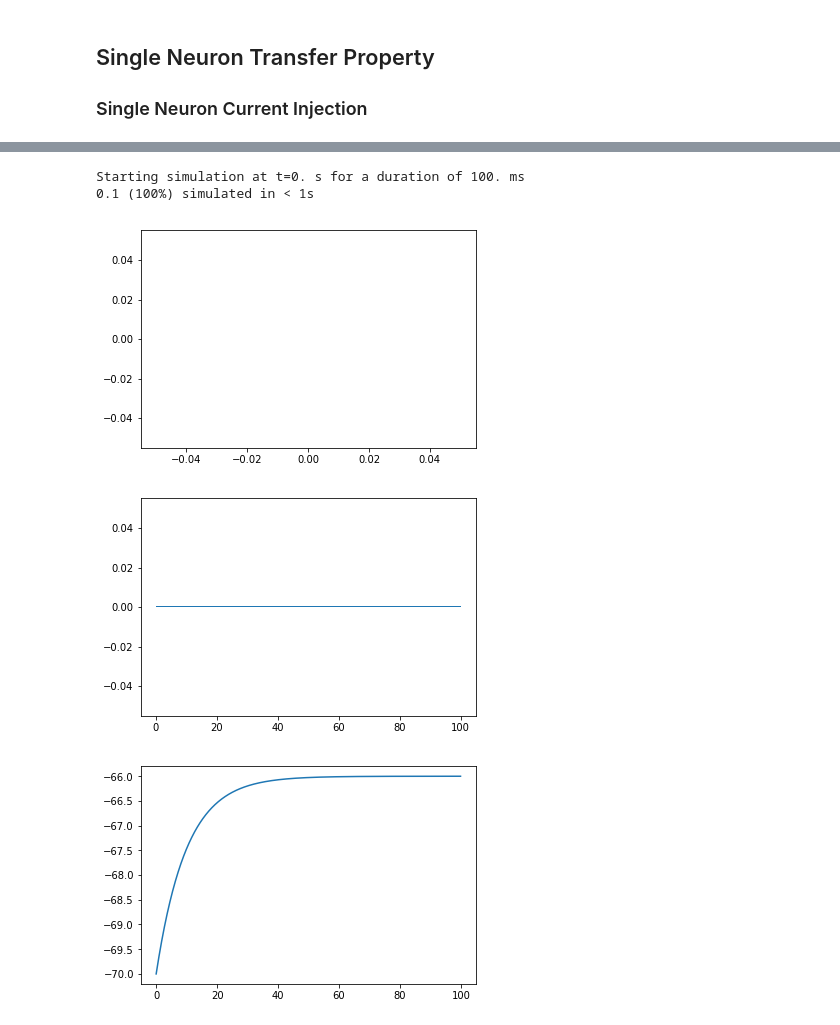
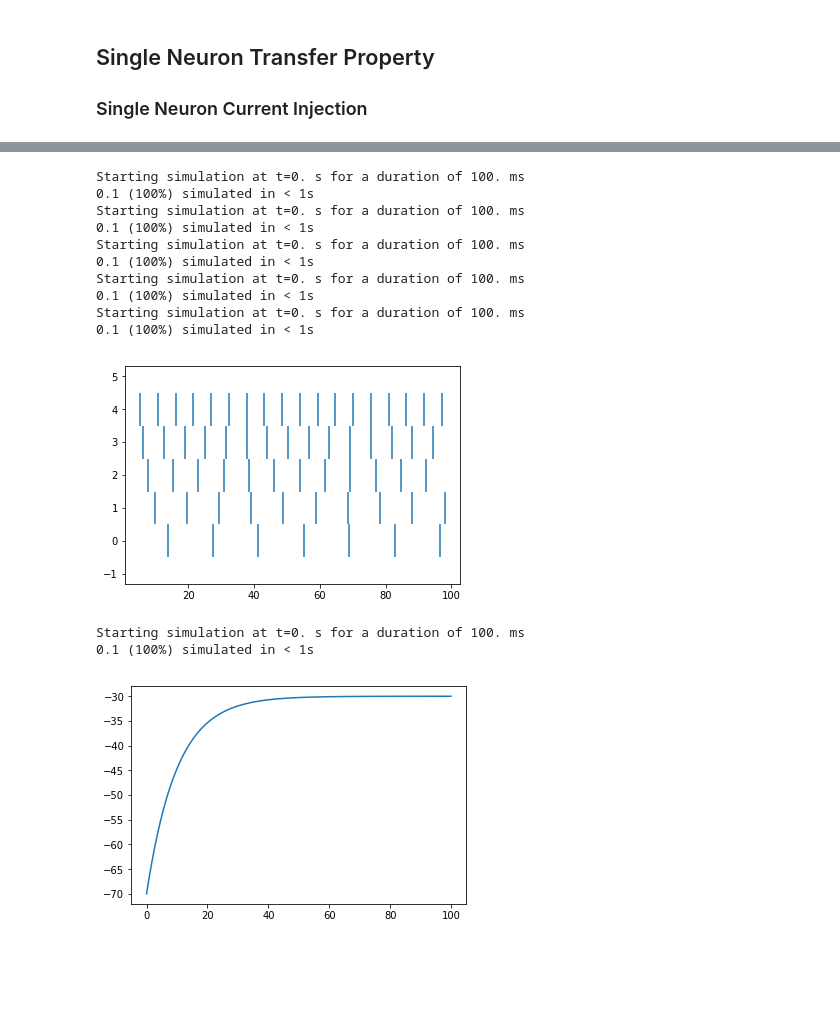
Before and after one commit to michaelglh/CAMP_project, a Jupyter notebook: TranscendingScales/Transcending Scales.ipynb, the cells around one changed output, grey strips where cells are left out. Cells and saved outputs as stored; diff of their text form; code cells hidden in the pictures; blank space fills up the shorter version.

```diff
--- a/TranscendingScales/Transcending Scales.ipynb
+++ b/TranscendingScales/Transcending Scales.ipynb
@@ -46,23 +74,49 @@ store('initialized')
 # %%
-# Simulation
-restore('initialized')
+# F-I curve
+es = []
+for i in np.arange(0.5,1.0,0.1):
+    # Simulation
+    restore('initialized')
 
-P.v = vl#initial value
-P.inp = 0.1*namp #input
+    P.v = vl#initial value
+    P.inp = i*namp #input
 
-run(100*ms, report='text')
+    run(100*ms, report='text');
+
+    # Store data
+    es.append(sm.t/ms)
+
+plt.eventplot(es);
 # %% [output]
 Starting simulation at t=0. s for a duration of 100. ms
 0.1 (100%) simulated in < 1s
+Starting simulation at t=0. s for a duration of 100. ms
+0.1 (100%) simulated in < 1s
+Starting simulation at t=0. s for a duration of 100. ms
+0.1 (100%) simulated in < 1s
+Starting simulation at t=0. s for a duration of 100. ms
+0.1 (100%) simulated in < 1s
+Starting simulation at t=0. s for a duration of 100. ms
+0.1 (100%) simulated in < 1s
+[figure, added]
-# %%
-# Plot
-figure()
-plot(sm.t/ms,sm.i,',');
-figure()
-plot(sr.t/ms,sr.smooth_rate(width=5*ms)/Hz,',');
-figure()
-plot(sm_vm.t/ms,transpose(sm_vm.v/mV));
-# %% [output]
-[figure, removed]
-[figure, removed]
-[figure, removed]
+# %%
+# Free-state Dynamic
+# Single Neuron
+vf = 1e9*mV
+Pf=NeuronGroup(N=N,model=eqs_neuron_LIFI,threshold='v>=vf',reset='v=vr',refractory=2*ms,method='euler')
+
+# Devices
+sm_vmf = StateMonitor(Pf,'v',record=range(N)) # Record State Variables like Vm
+
+Pf.v = vl#initial value
+Pf.inp = 1*namp #input
+
+run(100*ms, report='text');
+
+# Plot
+figure()
+plot(sm_vmf.t/ms,transpose(sm_vmf.v/mV));
+# %% [output]
+Starting simulation at t=0. s for a duration of 100. ms
+0.1 (100%) simulated in < 1s
+[figure, added]
```
Also changed, not shown: parts of 1 cell of this notebook.
